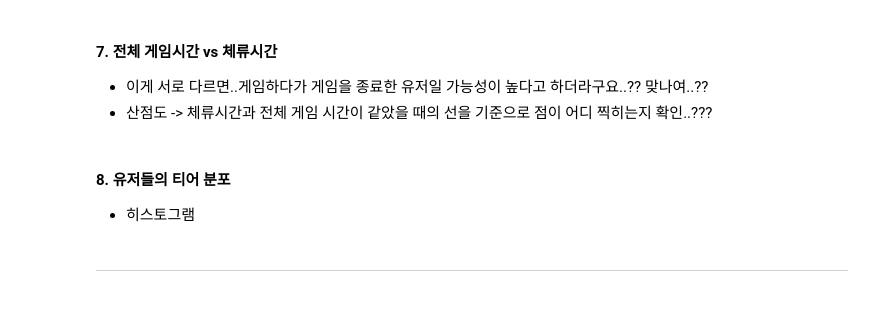
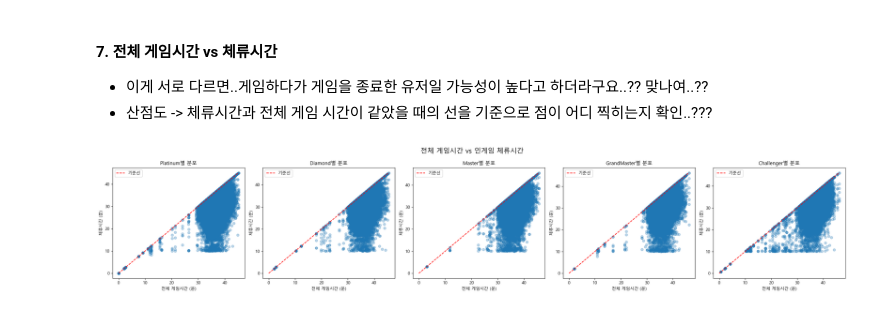
Before and after one commit to hanalo26/Third-project-sparta, a Jupyter notebook: works/Haeun_Baek/test.ipynb, the cells around one changed output. Saved outputs shown, nothing was run; the diff lists cells and outputs as text; code cells hidden in the pictures.

```diff
--- a/works/Haeun_Baek/test.ipynb
+++ b/works/Haeun_Baek/test.ipynb
@@ -30,8 +210,31 @@ import seaborn as sns
 #### 7. 전체 게임시간 vs 체류시간
 - 이게 서로 다르면..게임하다가 게임을 종료한 유저일 가능성이 높다고 하더라구요..?? 맞나여..??
 - 산점도 -> 체류시간과 전체 게임 시간이 같았을 때의 선을 기준으로 점이 어디 찍히는지 확인..???
-# %% [markdown]
-#### 8. 유저들의 티어 분포
-- 히스토그램
-# %% [markdown]
----
+# %%
+def plot_scatter_all(dfs, x_col, y_col, title=None, xlabel=None, ylabel=None):
+    fig, axes = plt.subplots(1, 5, figsize=(25, 5))
+    fig.suptitle(title, fontsize=16)
+
+    for i, (name, df) in enumerate(dfs.items()):
+        # x=y라는 기준선을 그리기 위해 작성
+        # df[x_col].max() - 전체 게임시간의 최댓값
+        # df[y_col].max() - 체류시간의 최댓값
+        max_val = max(df[x_col].max(), df[y_col].max())
+
+        axes[i].scatter(df[x_col], df[y_col], alpha=0.3) # 산점도
+        axes[i].plot([0, max_val], [0, max_val], 'r--', label='기준선') # 기준선
+        axes[i].set_title(f"{name}별 분포")
+        axes[i].set_xlabel(xlabel)
+        axes[i].set_ylabel(ylabel)
+        axes[i].legend()
+
+    plt.tight_layout()
+    plt.show()
+
+# 사용법
+plot_scatter_all(dfs, 'gameDuration_minute', 'ingameDuration_minute',
+                title='전체 게임시간 vs 인게임 체류시간',
+                xlabel='전체 게임시간 (분)',
+                ylabel='체류시간 (분)')
+# %% [output]
+[figure, added]
```
Also changed, not shown: parts of 23 cells of this notebook.
